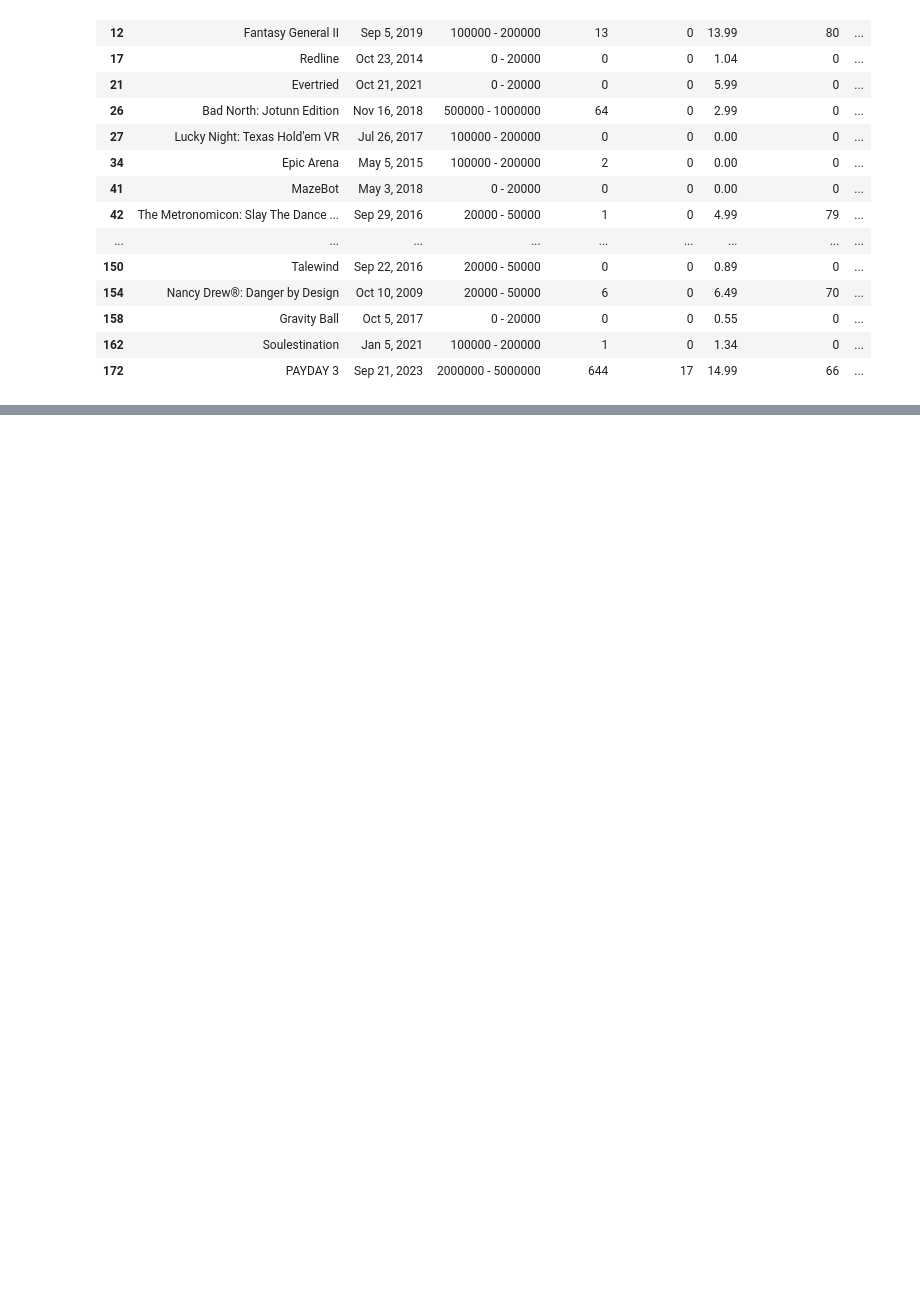
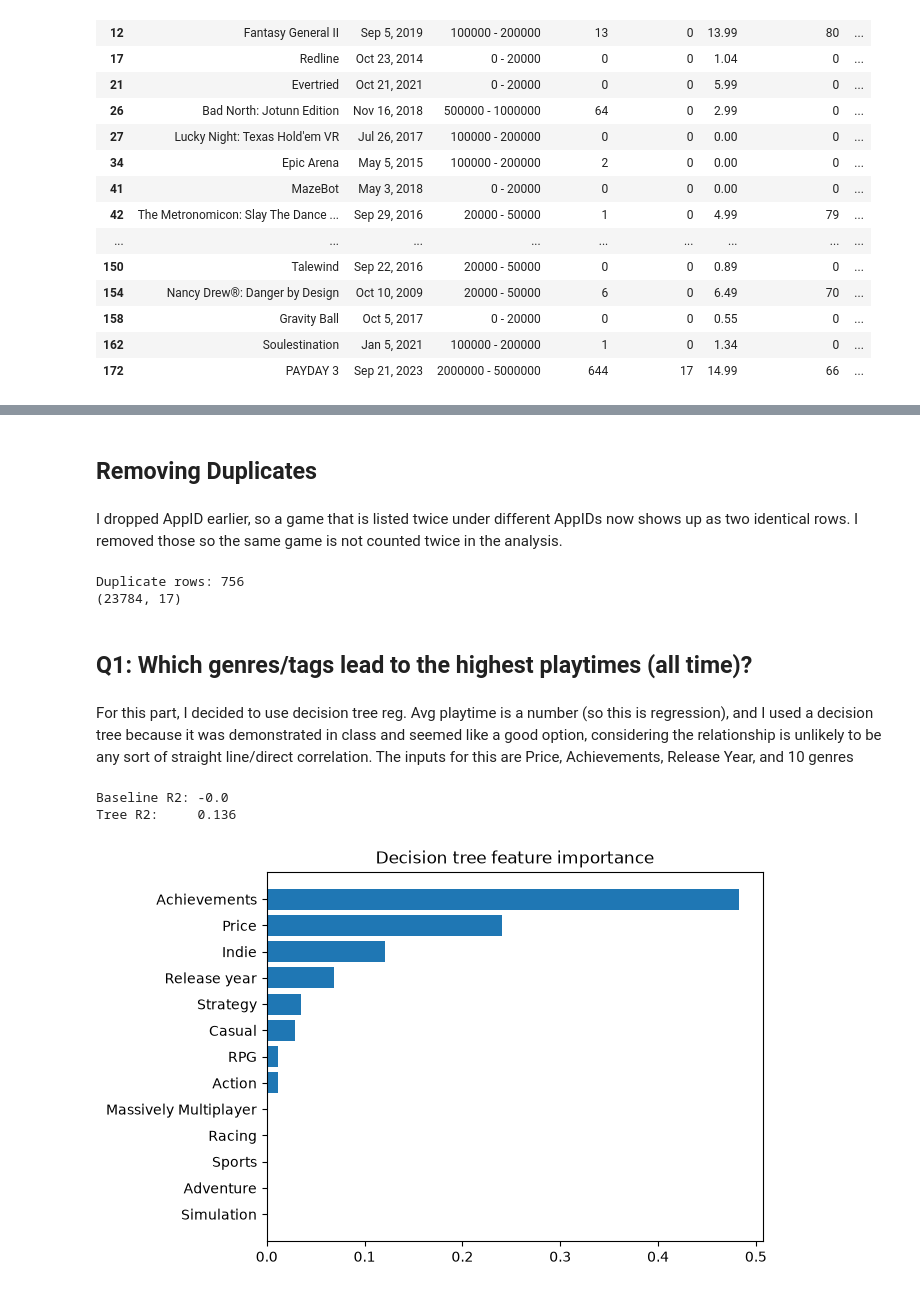
Before and after one commit to dariasroblero-ship-it/CSCI4047-Project, a Jupyter notebook: main.ipynb, the cells around one changed output, grey strips where cells are left out. Drawn from its saved outputs; the diff is of its cells as text; code cells hidden in the pictures; blank space fills up the shorter version.

```diff
--- a/main.ipynb
+++ b/main.ipynb
@@ -130,0 +196,51 @@ dtype: int64
+# %%
+
+cut = data[target].quantile(0.999)
+
+# Gets rid of "Aartform Curvy 3D 3.0" $299,
+# "Houdini Indie" $269,
+# "Hexaluga Dungeons and Hunting" $199,
+# and "MaJiang" $160
+
+data = data[(data["Price"] <= 100) & (data[target] <= cut)].copy()
+# %% [markdown]
+## Removing Duplicates
+# %% [markdown]
+I dropped AppID earlier, so a game that is listed twice under different AppIDs now shows up as two identical rows. I removed those so the same game is not counted twice in the analysis.
+# %%
+print("Duplicate rows:", data.duplicated().sum())
+data = data.drop_duplicates()
+print(data.shape)
+# %% [output]
+Duplicate rows: 756
+(23784, 17)
+# %% [markdown]
+## Q1: Which genres/tags lead to the highest playtimes (all time)?
+# %% [markdown]
+For this part, I decided to use decision tree reg. Avg playtime is a number (so this is regression), and I used a decision tree because it was demonstrated in class and seemed like a good option, considering the relationship is unlikely to be any sort of straight line/direct correlation. The inputs for this are Price, Achievements, Release Year, and 10 genres
+# %%
+from sklearn.tree import DecisionTreeRegressor
+
+CORE_GENRES = ["Action", "Adventure", "Casual", "Indie", "Simulation", "Strategy",
+               "RPG", "Sports", "Racing", "Massively Multiplayer"]
+
+# inputs: price, achievements, release year, and the 10 genres as 0/1 columns
+release_year = pd.to_datetime(data["Release date"], format="%b %d, %Y").dt.year
+genre_flags = data["Genres"].str.get_dummies(sep=",")[CORE_GENRES]
+X = pd.concat([data[["Price", "Achievements"]], release_year.rename("Release year"), genre_flags], axis=1)
+y = np.log1p(data[target])      # log because playtime is very skewed
+
+X_train, X_test, y_train, y_test = train_test_split(X, y, test_size=0.2, random_state=42)
+tree = DecisionTreeRegressor(max_depth=5, min_samples_leaf=50, random_state=42).fit(X_train, y_train)
+
+print("Baseline R2:", round(r2_score(y_test, np.full(len(y_test), y_train.mean())), 3))
+print("Tree R2:    ", round(r2_score(y_test, tree.predict(X_test)), 3))
+
+importance = pd.Series(tree.feature_importances_, index=X.columns).sort_values()
+plt.barh(importance.index, importance.values)
+plt.title("Decision tree feature importance")
+plt.show()
+# %% [output]
+Baseline R2: -0.0
+Tree R2:     0.136
+[figure, added]
```
Also changed, not shown: parts of 26 cells of this notebook, 5 other files.
